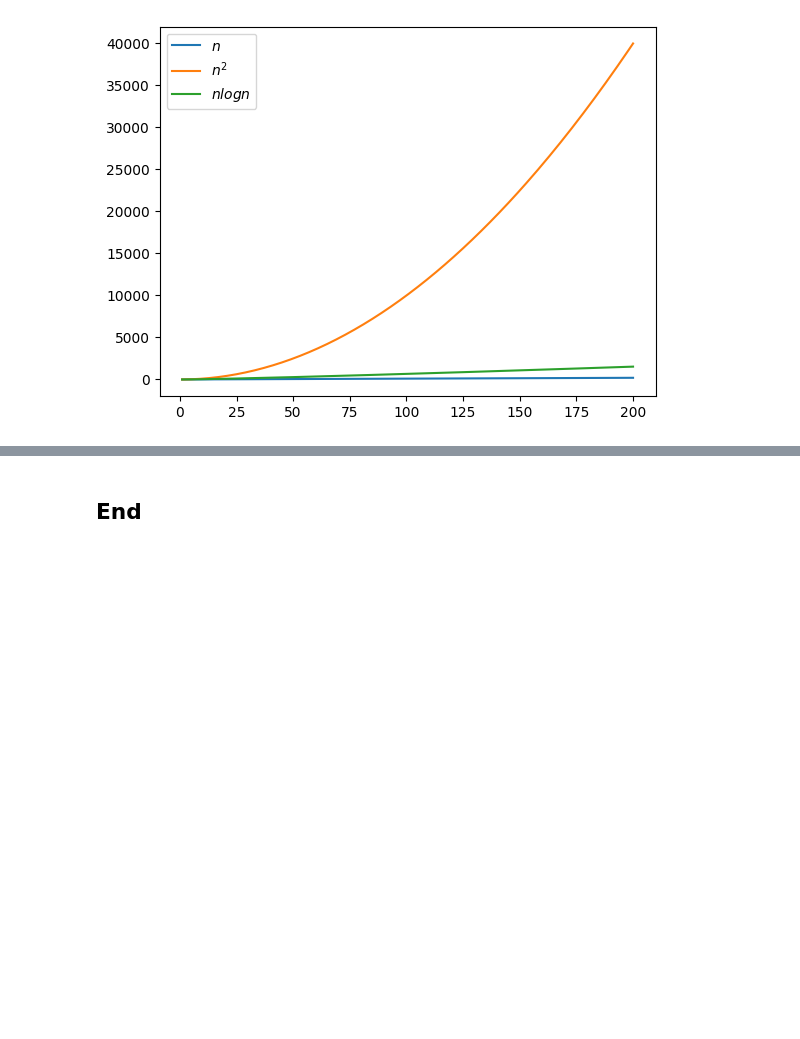
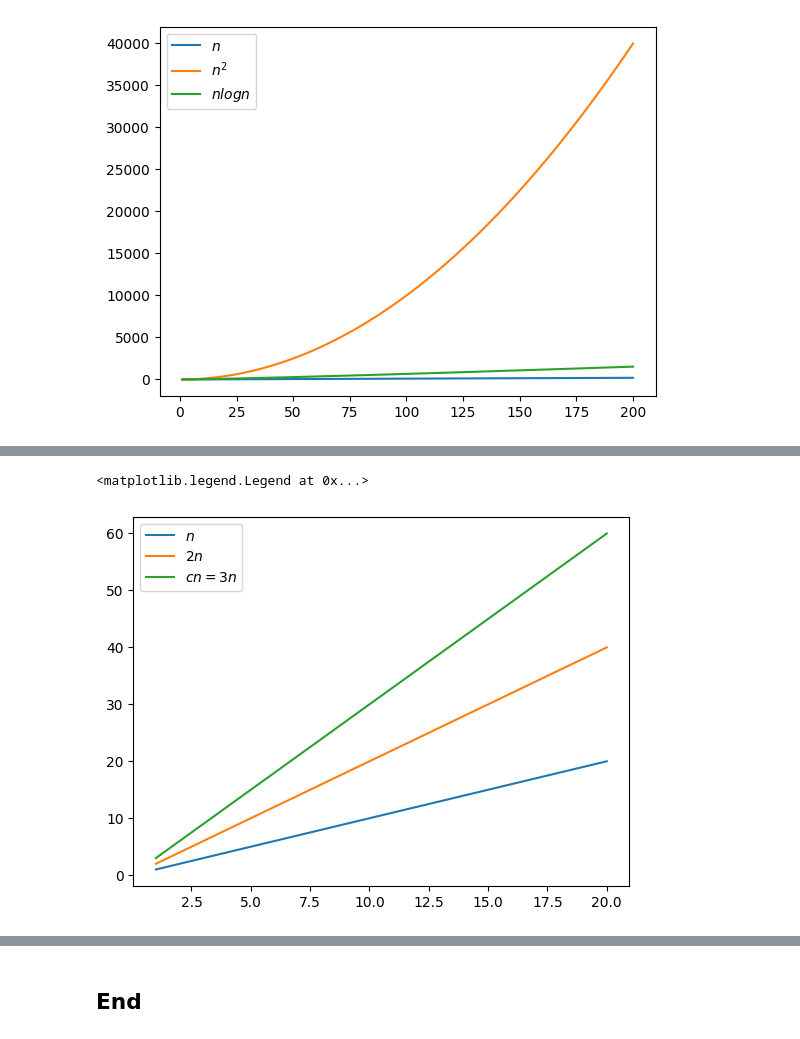
Before and after one commit to ianmcloughlin/computational_theory, a Jupyter notebook: materials/computational_complexity.ipynb, the cells around one changed output, grey strips where cells are left out. Cells and saved outputs as stored; diff of their text form; code cells hidden in the pictures; blank space fills up the shorter version.

```diff
--- a/materials/computational_complexity.ipynb
+++ b/materials/computational_complexity.ipynb
@@ -49,0 +84,10 @@ plt.legend()
+# %%
+n = np.arange(1, 21, 1)
+
+plt.plot(n, n, label='$n$')
+plt.plot(n, 2*n, label='$2n$')
+plt.plot(n, 3*n, label='$cn = 3n$')
+plt.legend()
+# %% [output]
+<matplotlib.legend.Legend at 0x...>
+[figure, added]
```
Also changed, not shown: parts of 11 cells of this notebook.
